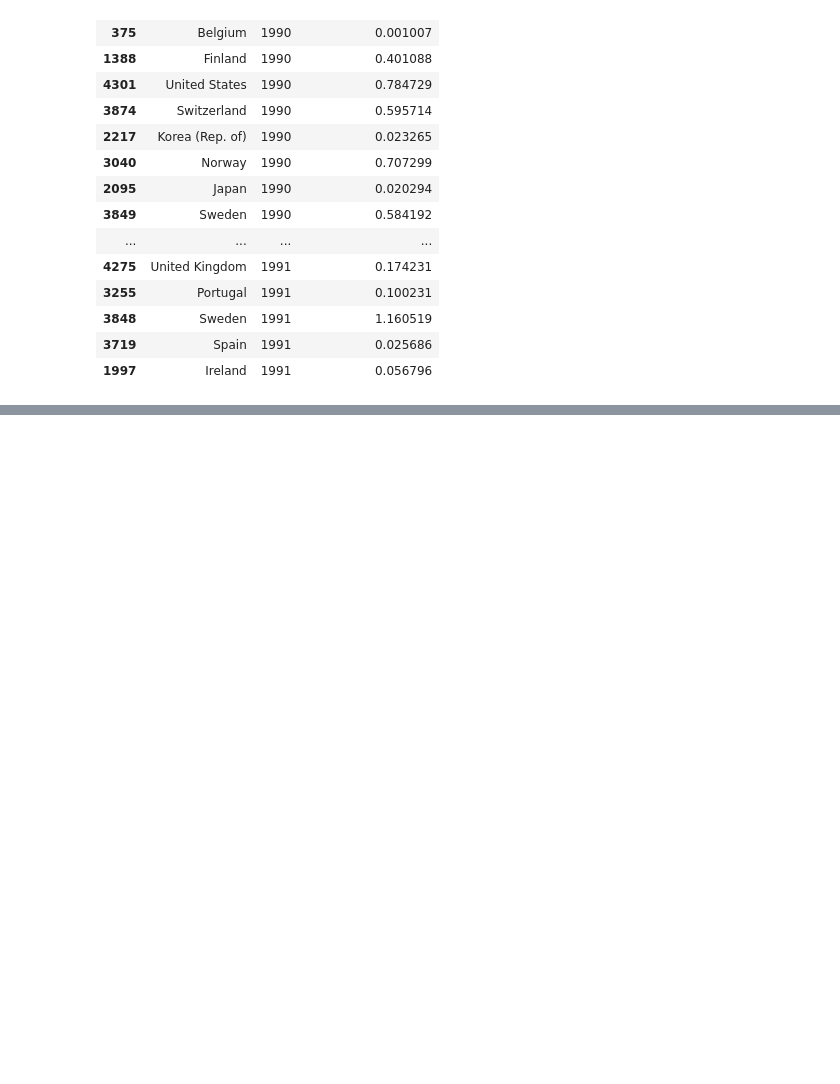
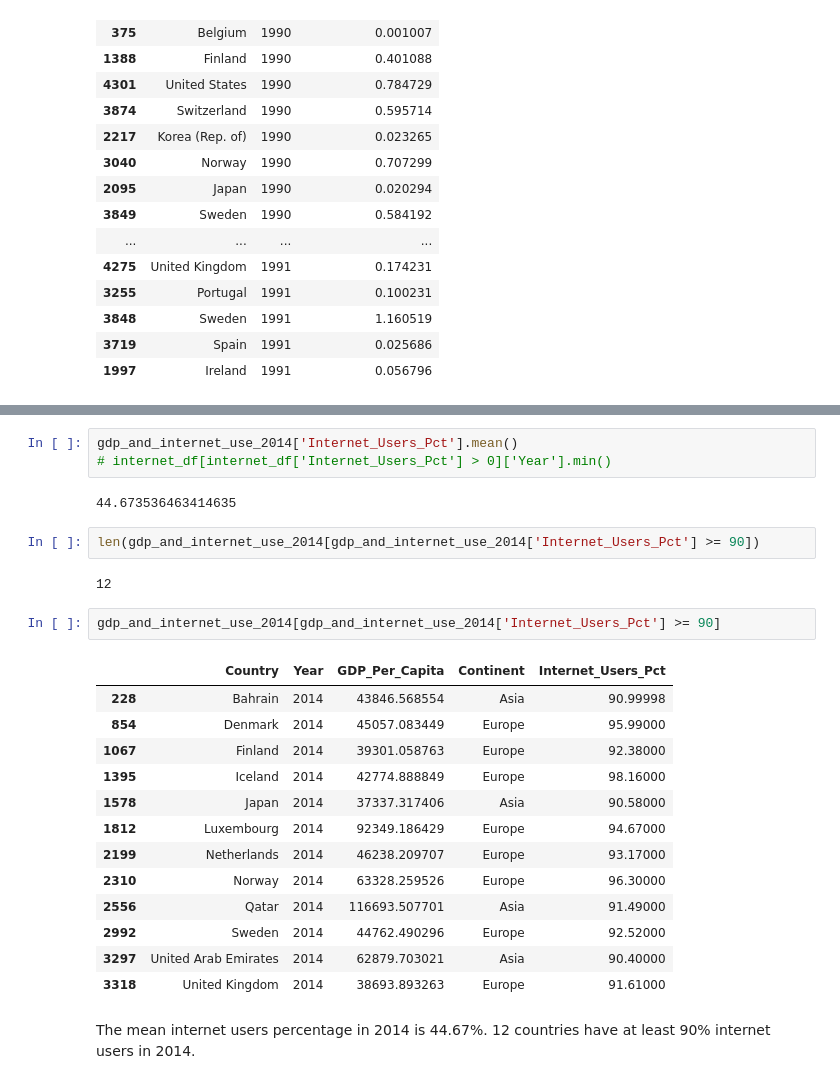
Before and after one commit to nss-data-science-cohort-4/dq1-undata-ocnrandolph, a Jupyter notebook: notebooks/UN_Data_Exploration.ipynb, the cells around one changed output, grey strips where cells are left out. Saved outputs shown, nothing was run; the diff lists cells and outputs as text; blank space fills up the shorter version.

```diff
--- a/notebooks/UN_Data_Exploration.ipynb
+++ b/notebooks/UN_Data_Exploration.ipynb
@@ -684,0 +693,27 @@ internet_df
+# %%
+gdp_and_internet_use_2014['Internet_Users_Pct'].mean()
+# internet_df[internet_df['Internet_Users_Pct'] > 0]['Year'].min()
+# %% [output]
+44.673536463414635
+# %%
+len(gdp_and_internet_use_2014[gdp_and_internet_use_2014['Internet_Users_Pct'] >= 90])
+# %% [output]
+12
+# %%
+gdp_and_internet_use_2014[gdp_and_internet_use_2014['Internet_Users_Pct'] >= 90]
+# %% [output]
+|  | Country | Year | GDP_Per_Capita | Continent | Internet_Users_Pct |
+| 228 | Bahrain | 2014 | 43846.568554 | Asia | 90.99998 |
+| 854 | Denmark | 2014 | 45057.083449 | Europe | 95.99000 |
+| 1067 | Finland | 2014 | 39301.058763 | Europe | 92.38000 |
+| 1395 | Iceland | 2014 | 42774.888849 | Europe | 98.16000 |
+| 1578 | Japan | 2014 | 37337.317406 | Asia | 90.58000 |
+| 1812 | Luxembourg | 2014 | 92349.186429 | Europe | 94.67000 |
+| 2199 | Netherlands | 2014 | 46238.209707 | Europe | 93.17000 |
+| 2310 | Norway | 2014 | 63328.259526 | Europe | 96.30000 |
+| 2556 | Qatar | 2014 | 116693.507701 | Asia | 91.49000 |
+| 2992 | Sweden | 2014 | 44762.490296 | Europe | 92.52000 |
+| 3297 | United Arab Emirates | 2014 | 62879.703021 | Asia | 90.40000 |
+| 3318 | United Kingdom | 2014 | 38693.893263 | Europe | 91.61000 |
+# %% [markdown]
+The mean internet users percentage in 2014 is 44.67%. 12 countries have at least 90% internet users in 2014.
```
Also changed, not shown: parts of 22 cells of this notebook.
